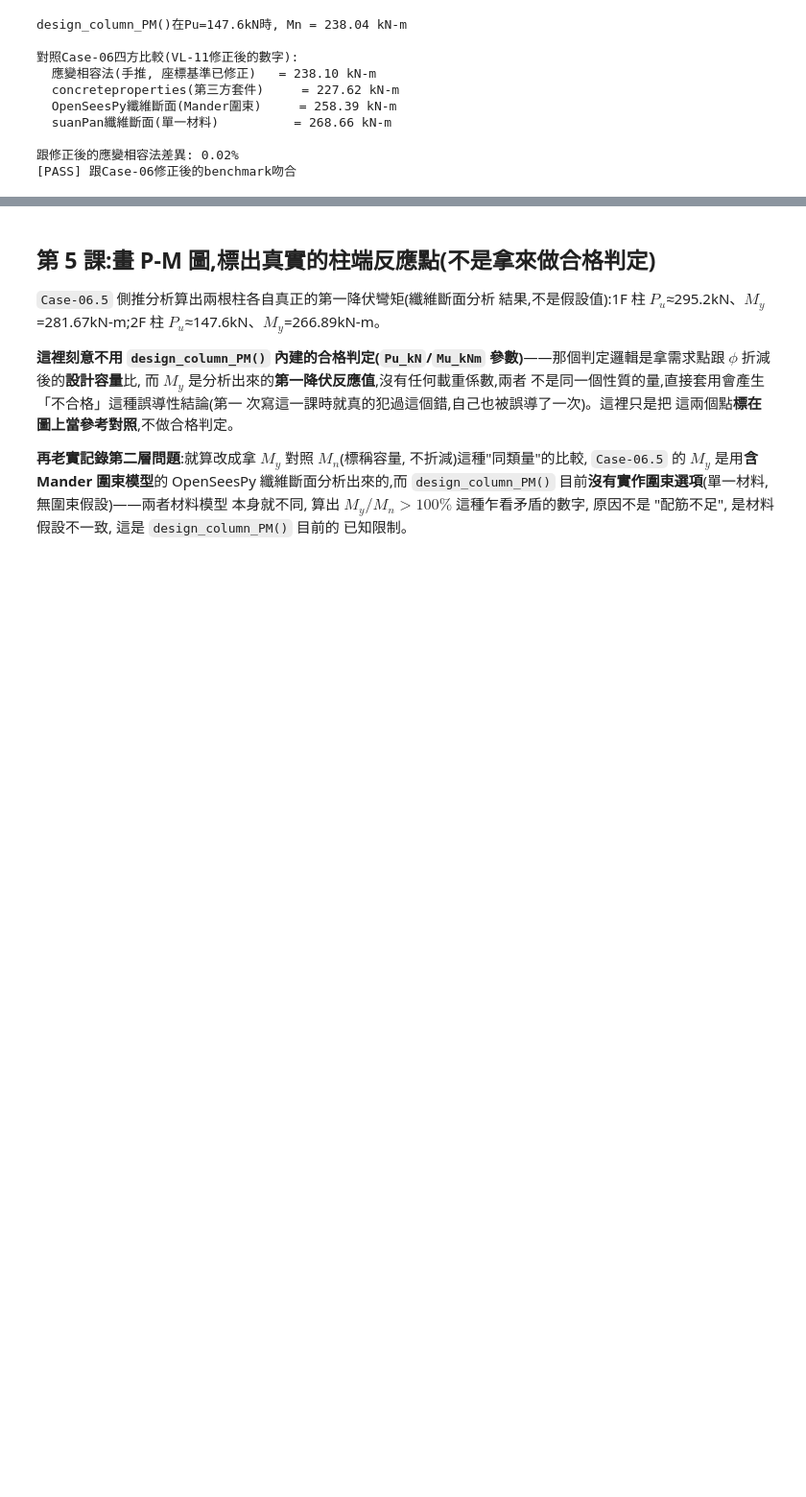
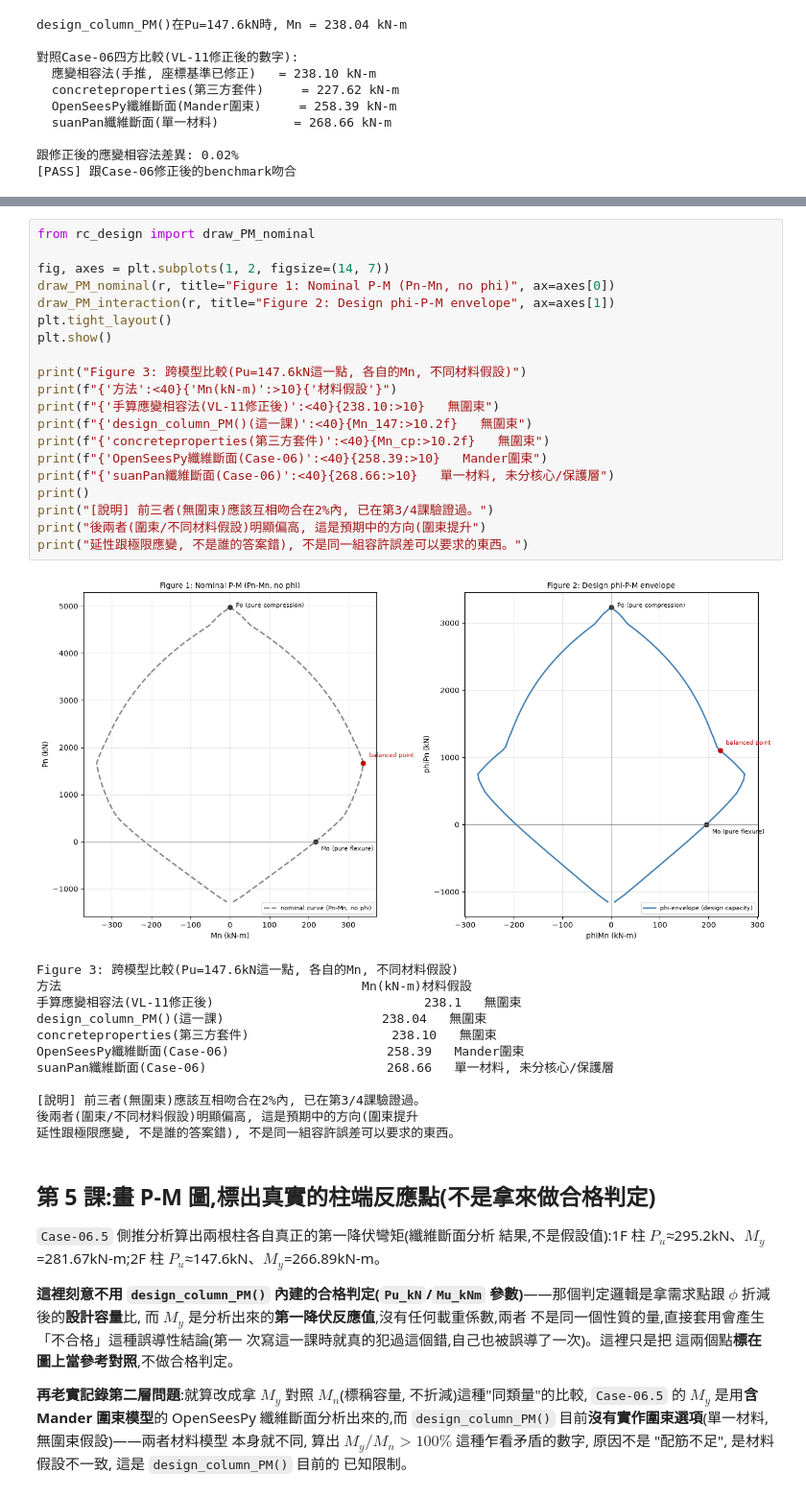
Before and after one commit to zhixiu0223/taiwan-seismic-code-calc, a Jupyter notebook: notebooks/case08_4_column_PM_design.ipynb, the cells around one changed output, grey strips where cells are left out. Shown at 96% size. Drawn from its saved outputs; the diff is of its cells as text; blank space fills up the shorter version.

```diff
--- a/notebooks/case08_4_column_PM_design.ipynb
+++ b/notebooks/case08_4_column_PM_design.ipynb
@@ -169,3 +209,36 @@ design_column_PM()同一點算出 Mn = 238.04 kN-m
+# %%
+from rc_design import draw_PM_nominal
+
+fig, axes = plt.subplots(1, 2, figsize=(14, 7))
+draw_PM_nominal(r, title="Figure 1: Nominal P-M (Pn-Mn, no phi)", ax=axes[0])
+draw_PM_interaction(r, title="Figure 2: Design phi-P-M envelope", ax=axes[1])
+plt.tight_layout()
+plt.show()
+
+print("Figure 3: 跨模型比較(Pu=147.6kN這一點, 各自的Mn, 不同材料假設)")
+print(f"{'方法':<40}{'Mn(kN-m)':>10}{'材料假設'}")
+print(f"{'手算應變相容法(VL-11修正後)':<40}{238.10:>10}   無圍束")
+print(f"{'design_column_PM()(這一課)':<40}{Mn_147:>10.2f}   無圍束")
+print(f"{'concreteproperties(第三方套件)':<40}{Mn_cp:>10.2f}   無圍束")
+print(f"{'OpenSeesPy纖維斷面(Case-06)':<40}{258.39:>10}   Mander圍束")
+print(f"{'suanPan纖維斷面(Case-06)':<40}{268.66:>10}   單一材料, 未分核心/保護層")
+print()
+print("[說明] 前三者(無圍束)應該互相吻合在2%內, 已在第3/4課驗證過。")
+print("後兩者(圍束/不同材料假設)明顯偏高, 這是預期中的方向(圍束提升")
+print("延性跟極限應變, 不是誰的答案錯), 不是同一組容許誤差可以要求的東西。")
+# %% [output]
+[figure, added]
+Figure 3: 跨模型比較(Pu=147.6kN這一點, 各自的Mn, 不同材料假設)
+方法                                        Mn(kN-m)材料假設
+手算應變相容法(VL-11修正後)                            238.1   無圍束
+design_column_PM()(這一課)                     238.04   無圍束
+concreteproperties(第三方套件)                   238.10   無圍束
+OpenSeesPy纖維斷面(Case-06)                     258.39   Mander圍束
+suanPan纖維斷面(Case-06)                        268.66   單一材料, 未分核心/保護層
+
+[說明] 前三者(無圍束)應該互相吻合在2%內, 已在第3/4課驗證過。
+後兩者(圍束/不同材料假設)明顯偏高, 這是預期中的方向(圍束提升
+延性跟極限應變, 不是誰的答案錯), 不是同一組容許誤差可以要求的東西。
 # %% [markdown]
 ## 第 5 課:畫 P-M 圖,標出真實的柱端反應點(不是拿來做合格判定)
 
```
Also changed, not shown: parts of 8 cells of this notebook, 2 other files.
